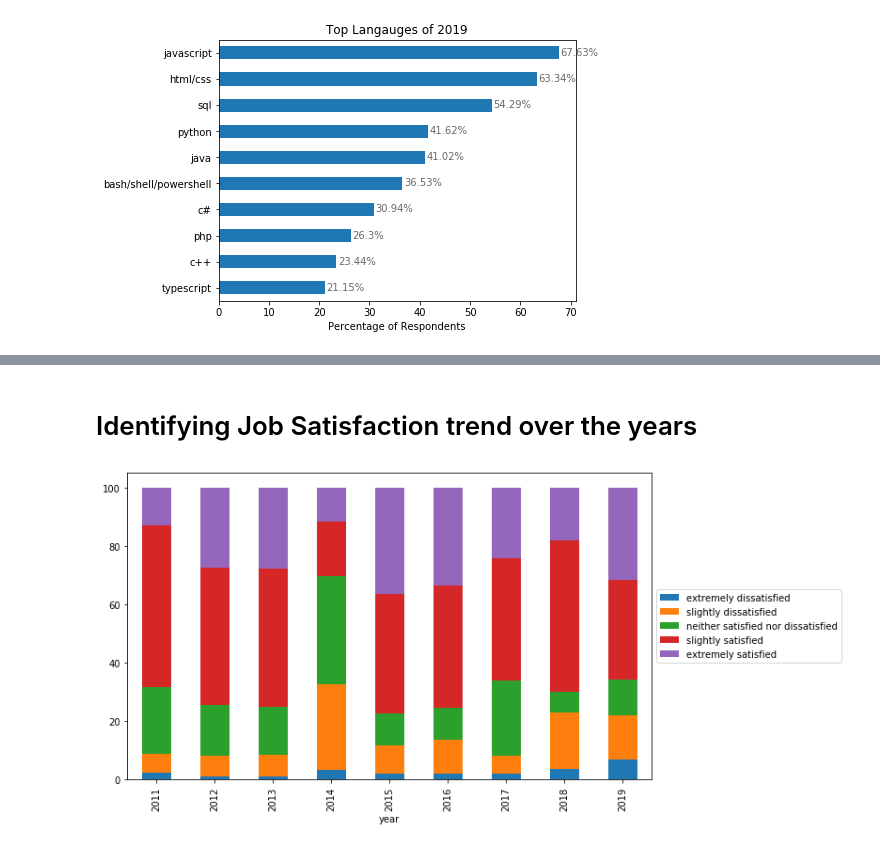
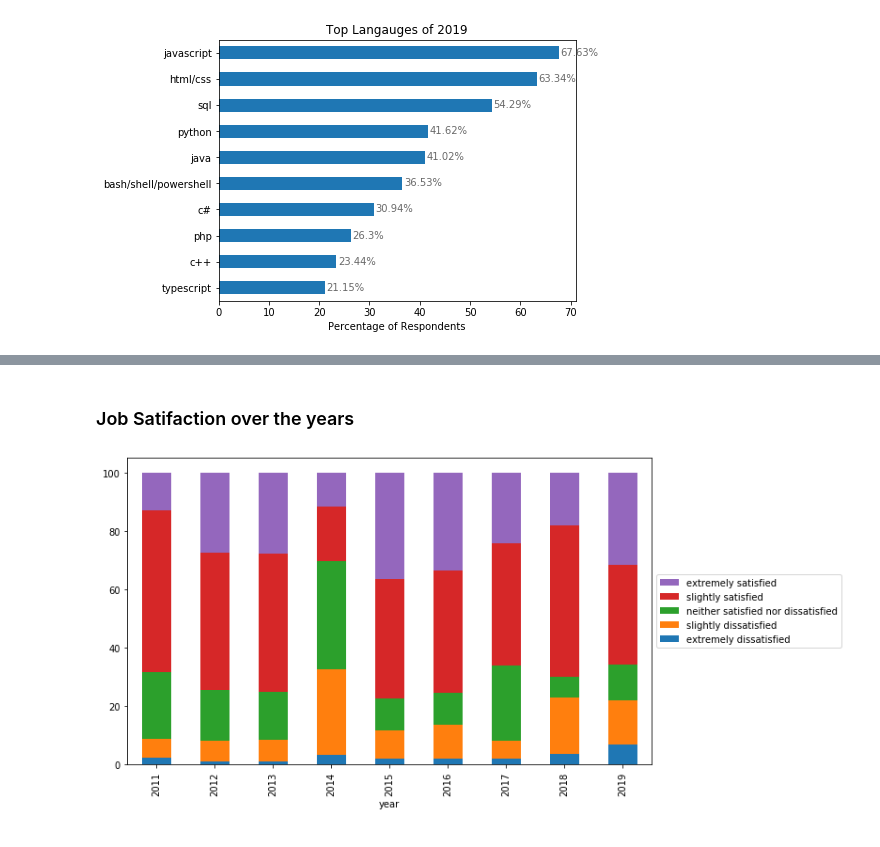
Before and after one commit to shahzeb-akhtar/Stackoverflow_Survey_Analysis, a Jupyter notebook: Stack_Overflow_Survey_Analysis.ipynb, the cells around one changed output, grey strips where cells are left out. Cells and saved outputs as stored; diff of their text form; code cells hidden in the pictures.

```diff
--- a/Stack_Overflow_Survey_Analysis.ipynb
+++ b/Stack_Overflow_Survey_Analysis.ipynb
@@ -483,0 +579,13 @@ lang_col_19 = df_survey_results_19['LanguageWorkedWith'].fillna('')
+# %%
+#Create clean satisfaction cols to work with
+sat_col_11 = df_survey_results_11['Please rate your job/career satisfaction'].fillna('')
+sat_col_12 = df_survey_results_12['What best describes your career / job satisfaction? '].fillna('')
+sat_col_13 = df_survey_results_13['What best describes your career / job satisfaction?'].fillna('')
+looking_job_col_14 = df_survey_results_14['Are you currently looking for a job or open to new opportunities?'].fillna('')
+visit_job_board_14 = df_survey_results_14['How often do you visit job boards?'].fillna('')
+stack_job_profile_14 = df_survey_results_14['Do you have a Stack Overflow Careers 2.0 Profile?'].fillna('')
+sat_col_15 = df_survey_results_15['Job Satisfaction'].fillna('')
+sat_col_16 = df_survey_results_16['job_satisfaction'].fillna('')
+sat_col_17 = df_survey_results_17['JobSatisfaction'].fillna('')
+sat_col_18 = df_survey_results_18['JobSatisfaction'].fillna('')
+sat_col_19 = df_survey_results_19['JobSat'].fillna('')
@@ -495,0 +615,10 @@ Below we plot the top languages
+# %%
+sat_percent_11 = get_top_values(sat_col_11)
+sat_percent_12 = get_top_values(sat_col_12)
+sat_percent_13 = get_top_values(sat_col_13)
+sat_percent_14 = get_common_job_sat_values(looking_job_col_14, visit_job_board_14, stack_job_profile_14)
+sat_percent_15 = get_top_values(sat_col_15)
+sat_percent_16 = get_top_values(sat_col_16)
+sat_percent_17 = get_top_values(sat_col_17)
+sat_percent_18 = get_top_values(sat_col_18)
+sat_percent_19 = get_top_values(sat_col_19)
@@ -495,0 +635,8 @@ Below we plot the top languages
+# %%
+combined_sat_data = pd.concat([pd_sat_11, pd_sat_12, pd_sat_13, pd_sat_14, pd_sat_15, pd_sat_16, pd_sat_17, \
+                               pd_sat_18, pd_sat_19], ignore_index=True, sort=False)
+
+cols = ['year', 'extremely dissatisfied', 'slightly dissatisfied', 'neither satisfied nor dissatisfied', \
+        'slightly satisfied', 'extremely satisfied']
+
+combined_sat_data = combined_sat_data[cols]
@@ -532,2 +698,2 @@ plot_top_values(top_langs_19, 'Top Langauges of 2019', 'Percentage of Respondent
 # %% [markdown]
-# Identifying Job Satisfaction trend over the years
+### Job Satifaction over the years
@@ -574,10 +700,8 @@ combined_data = combined_data[cols]
 # %%
-ax = combined_data.plot(kind='bar', stacked=True, x='year', figsize=(10,6), legend=False)
-
-#handles, labels = ax.get_legend_handles_labels()
-#ax.legend(reversed(handles), reversed(labels), title='Line', loc='upper left')
-
-plt.legend(loc='center left', bbox_to_anchor=(1.0, 0.5))
+ax = combined_sat_data.plot(kind='bar', stacked=True, x='year', figsize=(10,6), legend=False)
+handles, labels = ax.get_legend_handles_labels()
+ax.legend(reversed(handles), reversed(labels), loc='center left', bbox_to_anchor=(1.0, 0.5))
+#plt.legend(loc='center left', bbox_to_anchor=(1.0, 0.5))
 plt.show()
 # %% [output]
-[figure, old version]
+[figure, new version]
```
Also changed, not shown: parts of 90 cells of this notebook.
